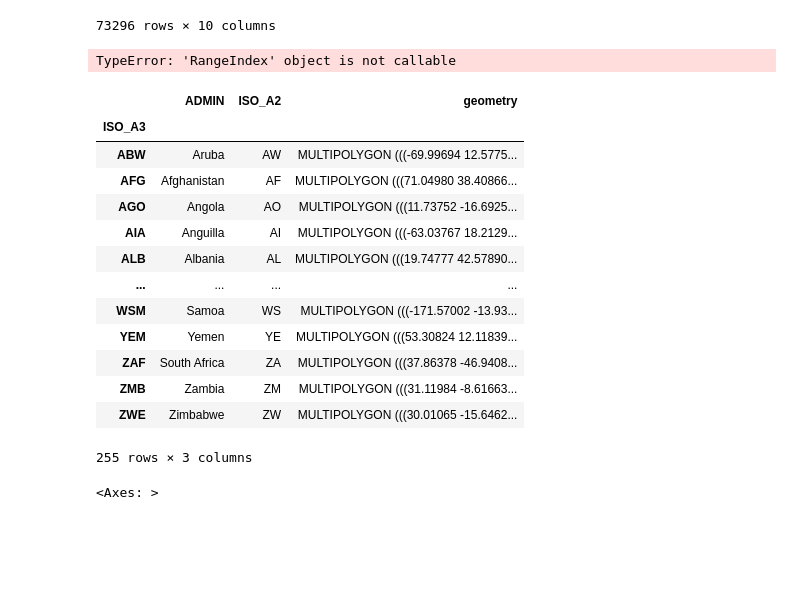
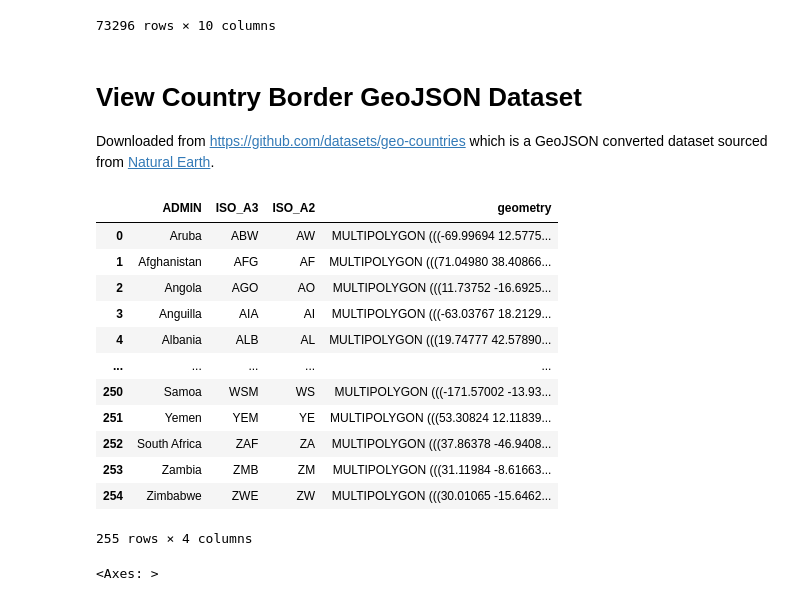
Before and after one commit to wrube/Project-3-Group-1, a Jupyter notebook: retrieve_view_data.ipynb, the cells around one changed output. Drawn from its saved outputs; the diff is of its cells as text; code cells hidden in the pictures; blank space fills up the shorter version.

```diff
--- a/retrieve_view_data.ipynb
+++ b/retrieve_view_data.ipynb
@@ -64,24 +63,26 @@ import geopandas as gpd
-# %%
-countries = gpd.read_file('data/countries.geojson')
-# %% [output]
-TypeError: 'RangeIndex' object is not callable
+# %% [markdown]
+# View Country Border GeoJSON Dataset
+
+Downloaded from [https://github.com/datasets/geo-countries](https://github.com/datasets/geo-countries) which is a GeoJSON converted dataset sourced from [Natural Earth](https://www.naturalearthdata.com/).
+# %%
+country_file = data_path = Path.cwd() / "data" / "countries.geojson"
+countries = gpd.read_file(country_file)
 # %%
-countries.set_index('ISO_A3')
+countries
 # %% [output]
-|  | ADMIN | ISO_A2 | geometry |
-| ISO_A3 |  |  |  |
-| ABW | Aruba | AW | MULTIPOLYGON (((-69.99694 12.5775... |
-| AFG | Afghanistan | AF | MULTIPOLYGON (((71.04980 38.40866... |
-| AGO | Angola | AO | MULTIPOLYGON (((11.73752 -16.6925... |
-| AIA | Anguilla | AI | MULTIPOLYGON (((-63.03767 18.2129... |
-| ALB | Albania | AL | MULTIPOLYGON (((19.74777 42.57890... |
-| ... | ... | ... | ... |
-| WSM | Samoa | WS | MULTIPOLYGON (((-171.57002 -13.93... |
-| YEM | Yemen | YE | MULTIPOLYGON (((53.30824 12.11839... |
-| ZAF | South Africa | ZA | MULTIPOLYGON (((37.86378 -46.9408... |
-| ZMB | Zambia | ZM | MULTIPOLYGON (((31.11984 -8.61663... |
-| ZWE | Zimbabwe | ZW | MULTIPOLYGON (((30.01065 -15.6462... |
+|  | ADMIN | ISO_A3 | ISO_A2 | geometry |
+| 0 | Aruba | ABW | AW | MULTIPOLYGON (((-69.99694 12.5775... |
+| 1 | Afghanistan | AFG | AF | MULTIPOLYGON (((71.04980 38.40866... |
+| 2 | Angola | AGO | AO | MULTIPOLYGON (((11.73752 -16.6925... |
+| 3 | Anguilla | AIA | AI | MULTIPOLYGON (((-63.03767 18.2129... |
+| 4 | Albania | ALB | AL | MULTIPOLYGON (((19.74777 42.57890... |
+| ... | ... | ... | ... | ... |
+| 250 | Samoa | WSM | WS | MULTIPOLYGON (((-171.57002 -13.93... |
+| 251 | Yemen | YEM | YE | MULTIPOLYGON (((53.30824 12.11839... |
+| 252 | South Africa | ZAF | ZA | MULTIPOLYGON (((37.86378 -46.9408... |
+| 253 | Zambia | ZMB | ZM | MULTIPOLYGON (((31.11984 -8.61663... |
+| 254 | Zimbabwe | ZWE | ZW | MULTIPOLYGON (((30.01065 -15.6462... |
-255 rows × 3 columns
+255 rows × 4 columns
 # %%
 countries.plot()
 # %% [output]
```
Also changed, not shown: parts of 3 cells of this notebook, 1 other file.
